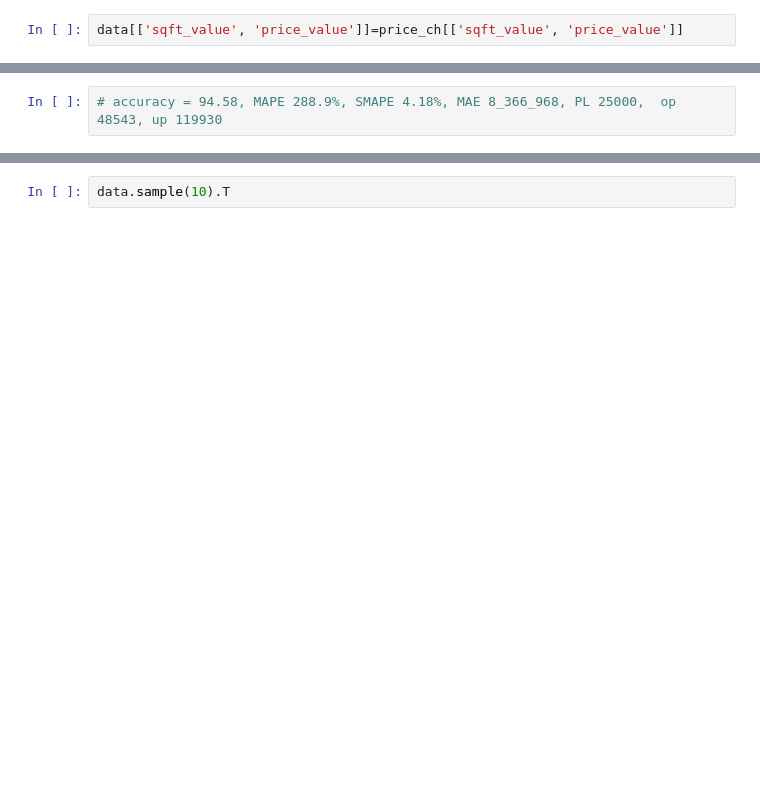
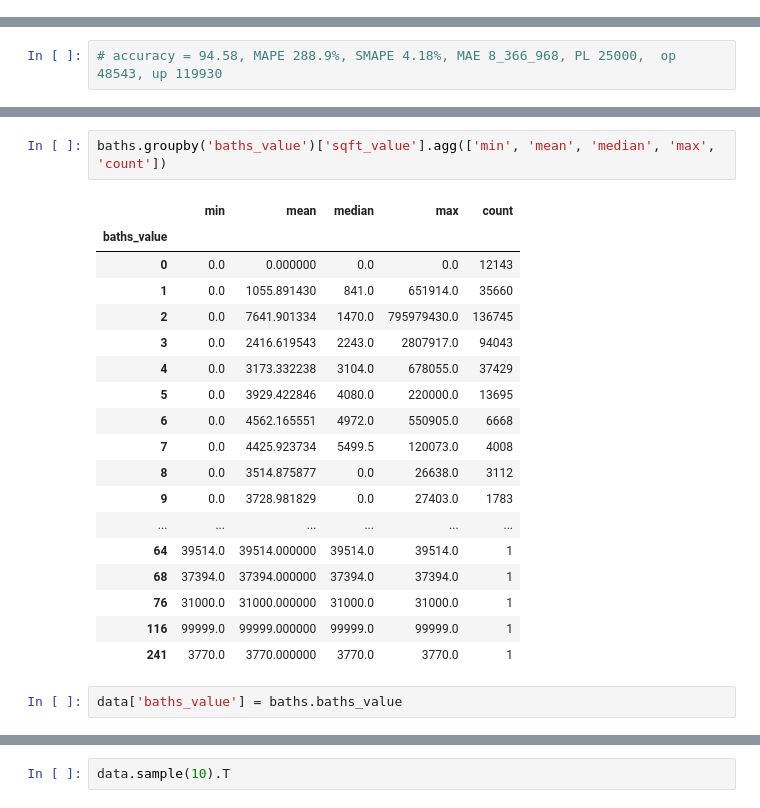
Before and after one commit to SeregeiKroupen/SF, a Jupyter notebook: final_project/Final_project.ipynb, the cells around one changed output, grey strips where cells are left out. Drawn from its saved outputs; the diff is of its cells as text; blank space fills up the shorter version.

```diff
--- a/final_project/Final_project.ipynb
+++ b/final_project/Final_project.ipynb
@@ -861,2 +589,0 @@ i: 182498, 30500
-# %%
-data[['sqft_value', 'price_value']]=price_ch[['sqft_value', 'price_value']]
@@ -898,0 +663,23 @@ Pinball Loss: 25000.71, over_pricing: 0.51%, mean over pricing: 48543
+# %%
+baths.groupby('baths_value')['sqft_value'].agg(['min', 'mean', 'median', 'max', 'count'])
+# %% [output]
+|  | min | mean | median | max | count |
+| baths_value |  |  |  |  |  |
+| 0 | 0.0 | 0.000000 | 0.0 | 0.0 | 12143 |
+| 1 | 0.0 | 1055.891430 | 841.0 | 651914.0 | 35660 |
+| 2 | 0.0 | 7641.901334 | 1470.0 | 795979430.0 | 136745 |
+| 3 | 0.0 | 2416.619543 | 2243.0 | 2807917.0 | 94043 |
+| 4 | 0.0 | 3173.332238 | 3104.0 | 678055.0 | 37429 |
+| 5 | 0.0 | 3929.422846 | 4080.0 | 220000.0 | 13695 |
+| 6 | 0.0 | 4562.165551 | 4972.0 | 550905.0 | 6668 |
+| 7 | 0.0 | 4425.923734 | 5499.5 | 120073.0 | 4008 |
+| 8 | 0.0 | 3514.875877 | 0.0 | 26638.0 | 3112 |
+| 9 | 0.0 | 3728.981829 | 0.0 | 27403.0 | 1783 |
+| ... | ... | ... | ... | ... | ... |
+| 64 | 39514.0 | 39514.000000 | 39514.0 | 39514.0 | 1 |
+| 68 | 37394.0 | 37394.000000 | 37394.0 | 37394.0 | 1 |
+| 76 | 31000.0 | 31000.000000 | 31000.0 | 31000.0 | 1 |
+| 116 | 99999.0 | 99999.000000 | 99999.0 | 99999.0 | 1 |
+| 241 | 3770.0 | 3770.000000 | 3770.0 | 3770.0 | 1 |
+# %%
+data['baths_value'] = baths.baths_value
```
Also changed, not shown: parts of 77 cells of this notebook, 4 other files.
